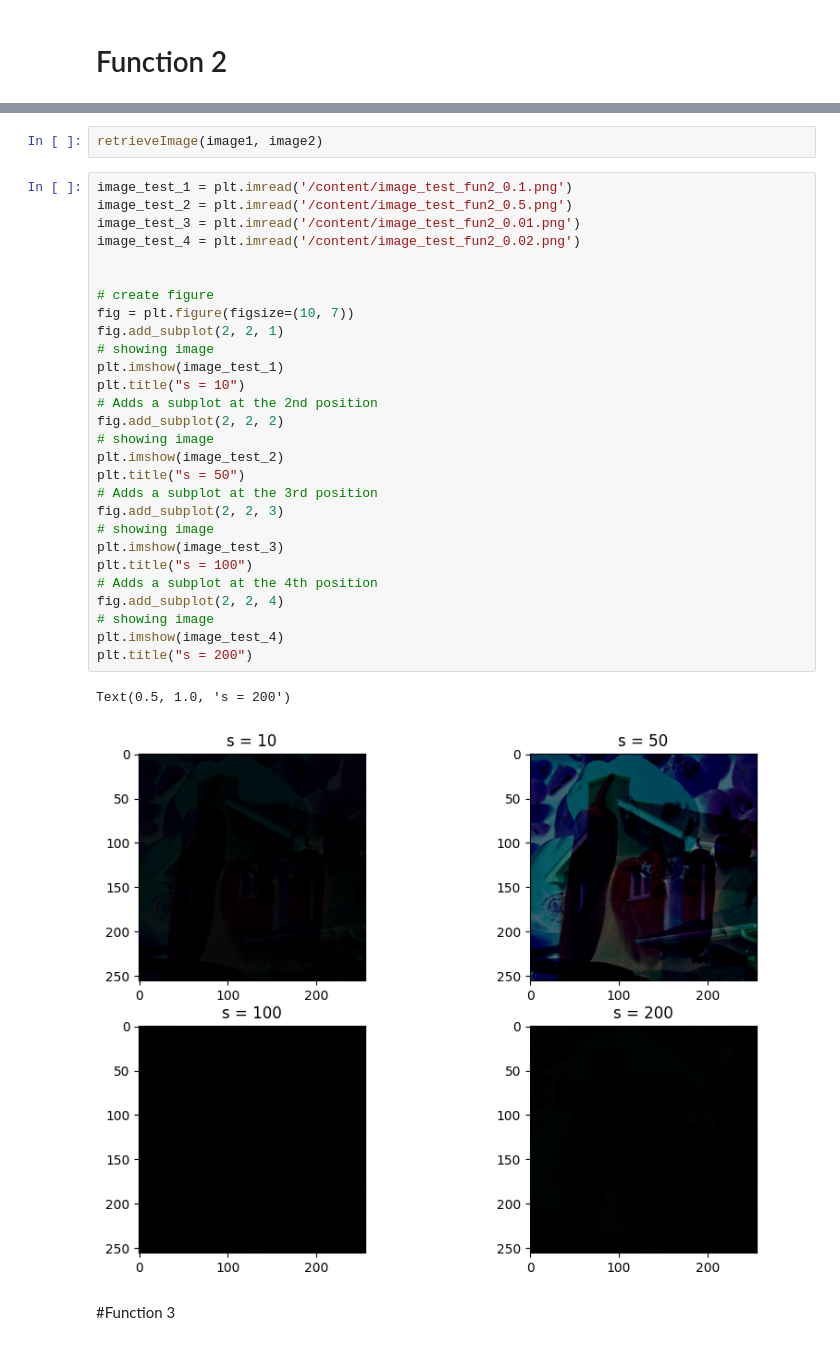
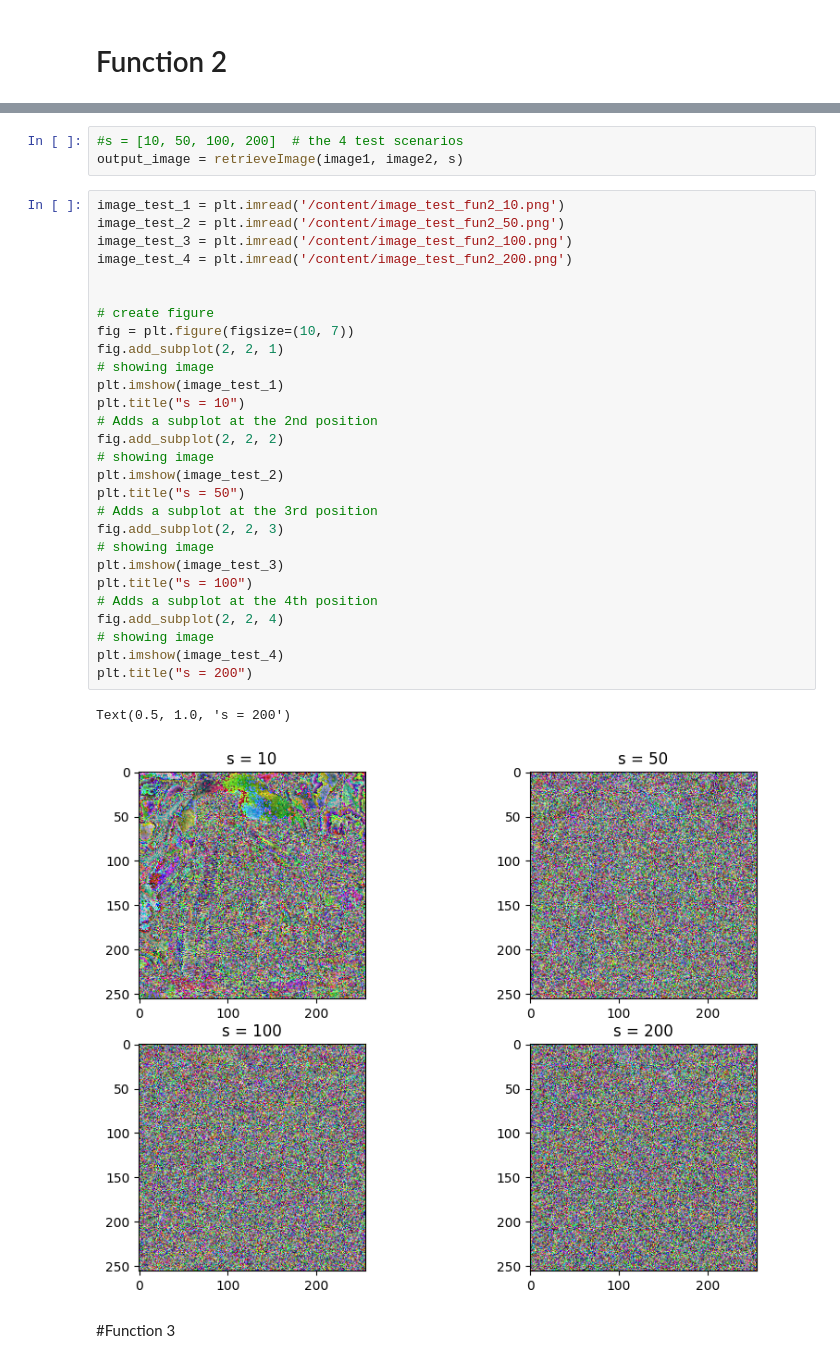
Before and after one commit to nouran551/Computer-Vision-Course-GUC, a Jupyter notebook: Assignment_1_Computer_Vision.ipynb, the cells around one changed output, grey strips where cells are left out. Cells and saved outputs as stored; diff of their text form.

```diff
--- a/Assignment_1_Computer_Vision.ipynb
+++ b/Assignment_1_Computer_Vision.ipynb
@@ -86,35 +82,36 @@ def retrieveImage(image1, image2):
-# %%
-retrieveImage(image1, image2)
+# %%
+#s = [10, 50, 100, 200]  # the 4 test scenarios
+output_image = retrieveImage(image1, image2, s)
 # %%
-image_test_1 = plt.imread('/content/image_test_fun2_0.1.png')
-image_test_2 = plt.imread('/content/image_test_fun2_0.5.png')
-image_test_3 = plt.imread('/content/image_test_fun2_0.01.png')
-image_test_4 = plt.imread('/content/image_test_fun2_0.02.png')
+image_test_1 = plt.imread('/content/image_test_fun2_10.png')
+image_test_2 = plt.imread('/content/image_test_fun2_50.png')
+image_test_3 = plt.imread('/content/image_test_fun2_100.png')
+image_test_4 = plt.imread('/content/image_test_fun2_200.png')
 
 
 # create figure
 fig = plt.figure(figsize=(10, 7))
 fig.add_subplot(2, 2, 1)
 # showing image
 plt.imshow(image_test_1)
 plt.title("s = 10")
 # Adds a subplot at the 2nd position
 fig.add_subplot(2, 2, 2)
 # showing image
 plt.imshow(image_test_2)
 plt.title("s = 50")
 # Adds a subplot at the 3rd position
 fig.add_subplot(2, 2, 3)
 # showing image
 plt.imshow(image_test_3)
 plt.title("s = 100")
 # Adds a subplot at the 4th position
 fig.add_subplot(2, 2, 4)
 # showing image
 plt.imshow(image_test_4)
 plt.title("s = 200")
 # %% [output]
 Text(0.5, 1.0, 's = 200')
-[figure, old version]
+[figure, new version]
 # %% [markdown]
 #Function 3
```
Also changed, not shown: parts of 13 cells of this notebook.
